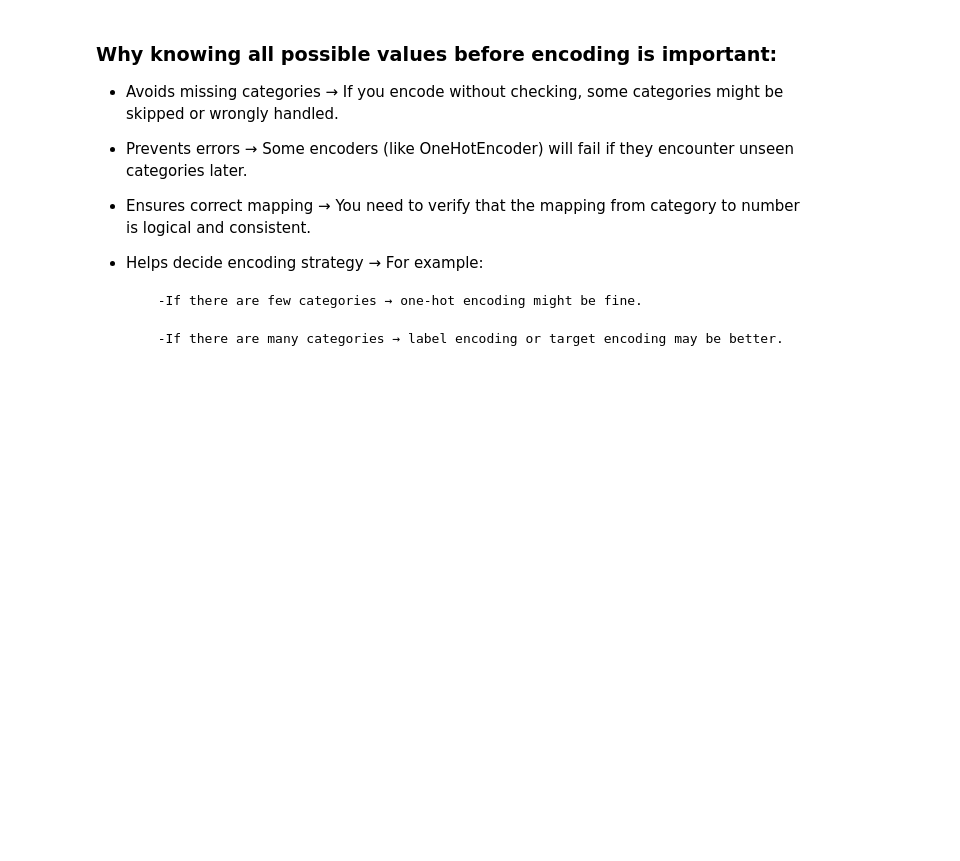
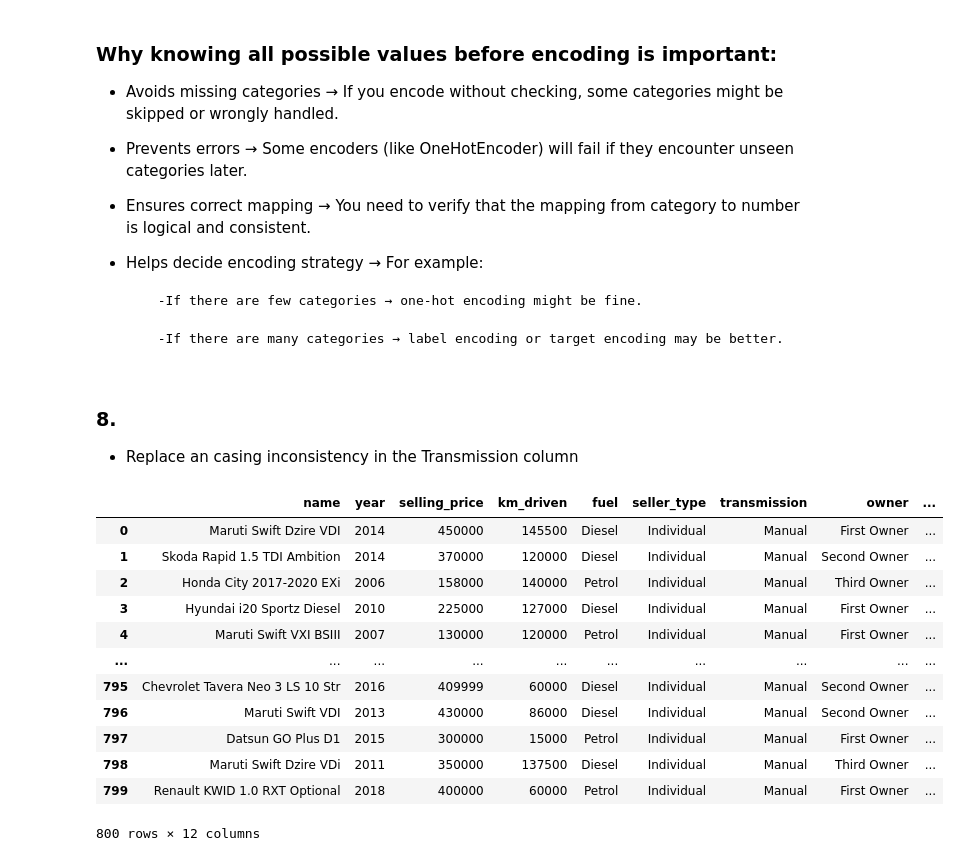
Before and after one commit to DANIELOMBOK1/LUX_DATASCIENCE, a Jupyter notebook: ML_Assignment.ipynb, the cells around one changed output. Saved outputs shown, nothing was run; the diff lists cells and outputs as text; code cells hidden in the pictures; blank space fills up the shorter version.

```diff
--- a/ML_Assignment.ipynb
+++ b/ML_Assignment.ipynb
@@ -239,3 +240,6 @@ print(data['fuel'].unique())
         -If there are few categories → one-hot encoding might be fine.
 
         -If there are many categories → label encoding or target encoding may be better.
+# %% [markdown]
+### 8.
+- Replace an casing inconsistency in the Transmission column
@@ -241,0 +249,16 @@ print(data['fuel'].unique())
+# %%
+data.head(800)
+# %% [output]
+|  | name | year | selling_price | km_driven | fuel | seller_type | transmission | owner | ... |
+| 0 | Maruti Swift Dzire VDI | 2014 | 450000 | 145500 | Diesel | Individual | Manual | First Owner | ... |
+| 1 | Skoda Rapid 1.5 TDI Ambition | 2014 | 370000 | 120000 | Diesel | Individual | Manual | Second Owner | ... |
+| 2 | Honda City 2017-2020 EXi | 2006 | 158000 | 140000 | Petrol | Individual | Manual | Third Owner | ... |
+| 3 | Hyundai i20 Sportz Diesel | 2010 | 225000 | 127000 | Diesel | Individual | Manual | First Owner | ... |
+| 4 | Maruti Swift VXI BSIII | 2007 | 130000 | 120000 | Petrol | Individual | Manual | First Owner | ... |
+| ... | ... | ... | ... | ... | ... | ... | ... | ... | ... |
+| 795 | Chevrolet Tavera Neo 3 LS 10 Str | 2016 | 409999 | 60000 | Diesel | Individual | Manual | Second Owner | ... |
+| 796 | Maruti Swift VDI | 2013 | 430000 | 86000 | Diesel | Individual | Manual | Second Owner | ... |
+| 797 | Datsun GO Plus D1 | 2015 | 300000 | 15000 | Petrol | Individual | Manual | First Owner | ... |
+| 798 | Maruti Swift Dzire VDi | 2011 | 350000 | 137500 | Diesel | Individual | Manual | Third Owner | ... |
+| 799 | Renault KWID 1.0 RXT Optional | 2018 | 400000 | 60000 | Petrol | Individual | Manual | First Owner | ... |
+800 rows × 12 columns
```
Also changed, not shown: parts of 22 cells of this notebook.
